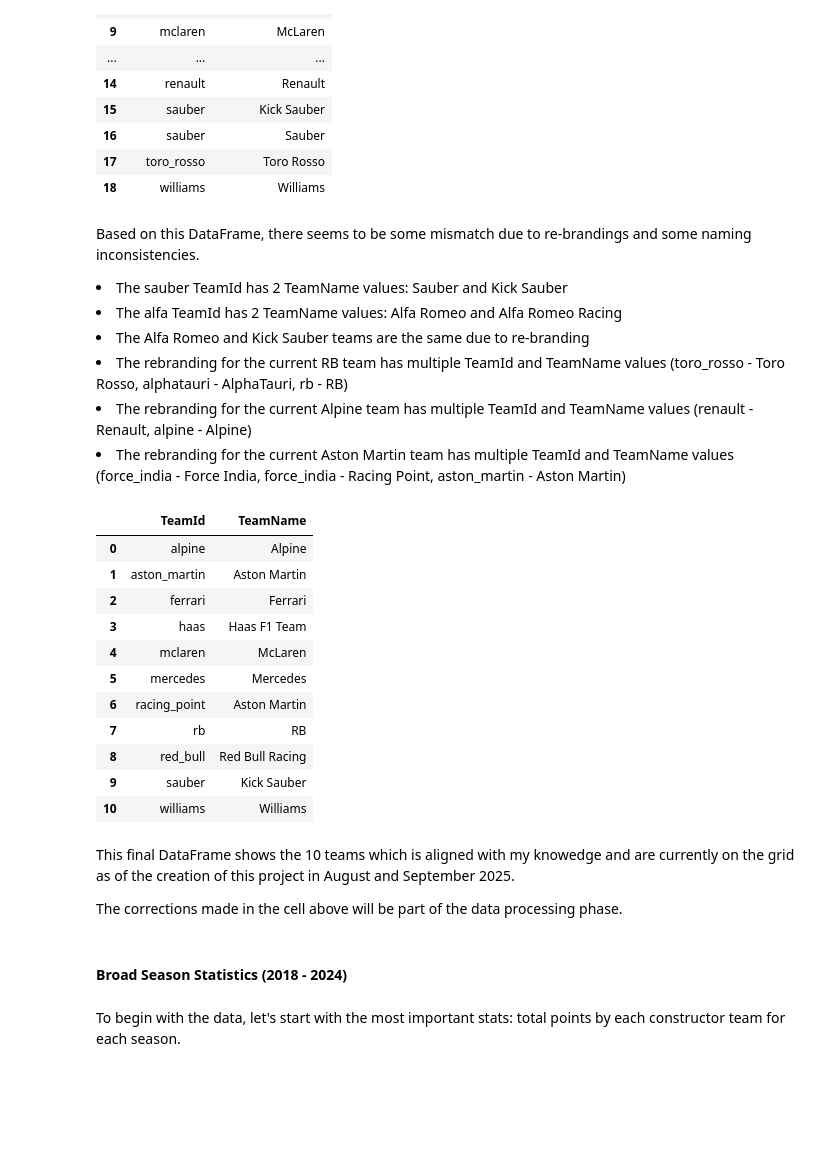
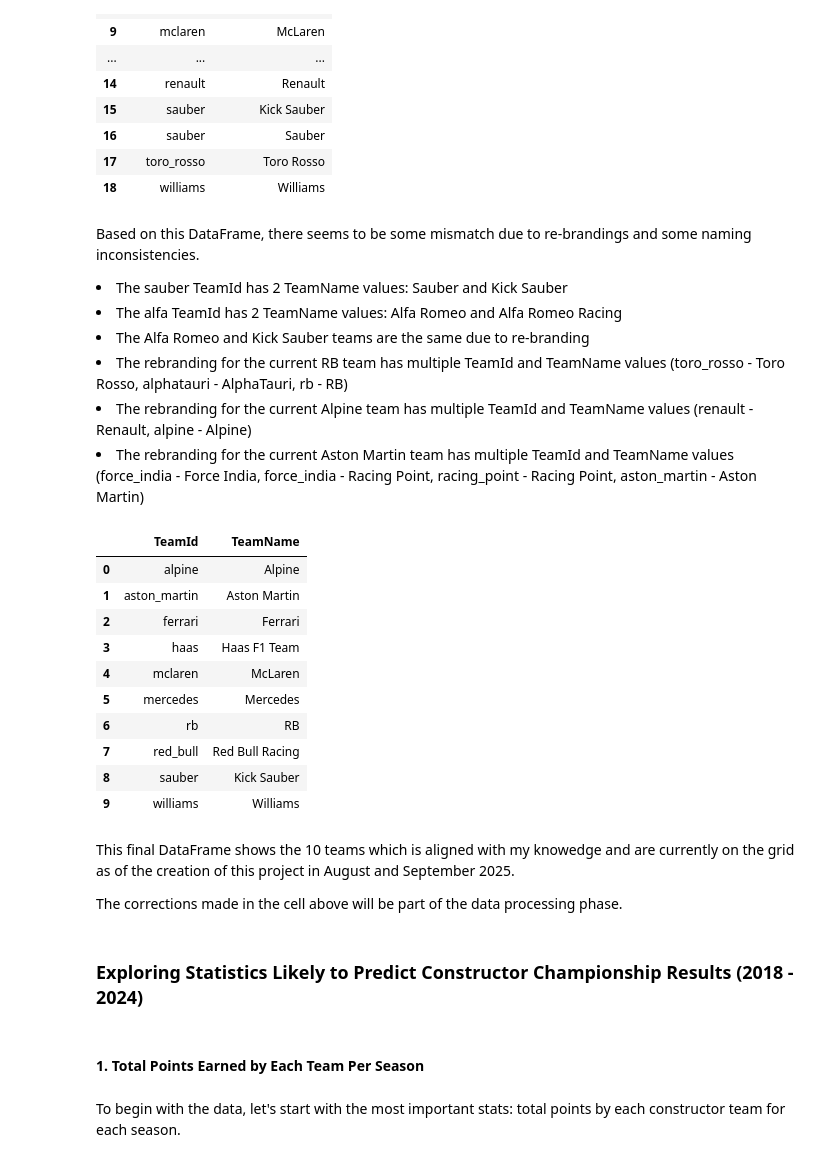
Before and after one commit to xjuliabutlerx/f1-constructors-predictor, a Jupyter notebook: src/notebooks/eda.ipynb, the cells around one changed output. Cells and saved outputs as stored; diff of their text form; code cells hidden in the pictures; blank space fills up the shorter version.

```diff
--- a/src/notebooks/eda.ipynb
+++ b/src/notebooks/eda.ipynb
@@ -12,7 +13,7 @@ PREPROCESSED_DATA_FILES = os.listdir(PREPROCESSED_DATA_PATH)
 # %%
 ALL_RACE_DATA_DF = pd.DataFrame()
 for file in PREPROCESSED_DATA_FILES:
-    if file == "drivers.csv":
+    if file == "drivers.csv" or file == "all_seasons_results.csv" or file == "feature_averages_for_all_seasons.csv":
         continue
     file_path = os.path.join(PREPROCESSED_DATA_PATH, file)
     current_year_df = pd.read_csv(file_path)
@@ -54,44 +53,43 @@ Based on this DataFrame, there seems to be some mismatch due to re-brandings and
 <li>The Alfa Romeo and Kick Sauber teams are the same due to re-branding</li>
 <li>The rebranding for the current RB team has multiple TeamId and TeamName values (toro_rosso - Toro Rosso, alphatauri - AlphaTauri, rb - RB)</li>
 <li>The rebranding for the current Alpine team has multiple TeamId and TeamName values (renault - Renault, alpine - Alpine)</li>
-<li>The rebranding for the current Aston Martin team has multiple TeamId and TeamName values (force_india - Force India, force_india - Racing Point, aston_martin - Aston Martin)</li>
+<li>The rebranding for the current Aston Martin team has multiple TeamId and TeamName values (force_india - Force India, force_india - Racing Point, racing_point - Racing Point, aston_martin - Aston Martin)</li>
 # %%
 def fix_team_data(df:pd.DataFrame):
     # Fix the Sauber and Alfa Romeo teams
     df["TeamId"] = df["TeamId"].replace("alfa", "sauber")
     df["TeamName"] = df["TeamName"].replace("Alfa Romeo Racing", "Kick Sauber")
     df["TeamName"] = df["TeamName"].replace("Alfa Romeo", "Kick Sauber")
     df["TeamName"] = df["TeamName"].replace("Sauber", "Kick Sauber")
 
     # Rename the old RB TeamIds and TeamNames with the current values
     df["TeamId"] = df["TeamId"].replace(["toro_rosso", "alphatauri"], ["rb", "rb"])
     df["TeamName"] = df["TeamName"].replace(["Toro Rosso", "AlphaTauri"], ["RB", "RB"])
 
     # Replace the Renault TeamId and TeamName with the current Alpine team's
     df["TeamId"] = df["TeamId"].replace("renault", "alpine")
     df["TeamName"] = df["TeamName"].replace("Renault", "Alpine")
 
     # Rename the old Aston Martin TeamIds and TeamNames with the current values
-    df["TeamId"] = df["TeamId"].replace("force_india", "aston_martin")
+    df["TeamId"] = df["TeamId"].replace(["force_india", "racing_point"], ["aston_martin", "aston_martin"])
     df["TeamName"] = df["TeamName"].replace(["Force India", "Racing Point"], ["Aston Martin", "Aston Martin"])
 
     return df.drop_duplicates().sort_values(by="TeamId").reset_index(drop=True)
 
 TEAMS_DF = fix_team_data(TEAMS_DF)
 TEAMS_DF
 # %% [output]
 |  | TeamId | TeamName |
 | 0 | alpine | Alpine |
 | 1 | aston_martin | Aston Martin |
 | 2 | ferrari | Ferrari |
 | 3 | haas | Haas F1 Team |
 | 4 | mclaren | McLaren |
 | 5 | mercedes | Mercedes |
-| 6 | racing_point | Aston Martin |
-| 7 | rb | RB |
-| 8 | red_bull | Red Bull Racing |
-| 9 | sauber | Kick Sauber |
-| 10 | williams | Williams |
+| 6 | rb | RB |
+| 7 | red_bull | Red Bull Racing |
+| 8 | sauber | Kick Sauber |
+| 9 | williams | Williams |
 # %% [markdown]
 This final DataFrame shows the 10 teams which is aligned with my knowedge and are currently on the grid as of the creation of this project in August and September 2025.
 
@@ -101,5 +100,7 @@ ALL_RACE_DATA_DF = fix_team_data(ALL_RACE_DATA_DF)
 # %% [markdown]
-#### Broad Season Statistics (2018 - 2024)
+### Exploring Statistics Likely to Predict Constructor Championship Results (2018 - 2024)
+# %% [markdown]
+#### 1. Total Points Earned by Each Team Per Season
 # %% [markdown]
 To begin with the data, let's start with the most important stats: total points by each constructor team for each season.
 # %%
```
Also changed, not shown: parts of 57 cells of this notebook.
